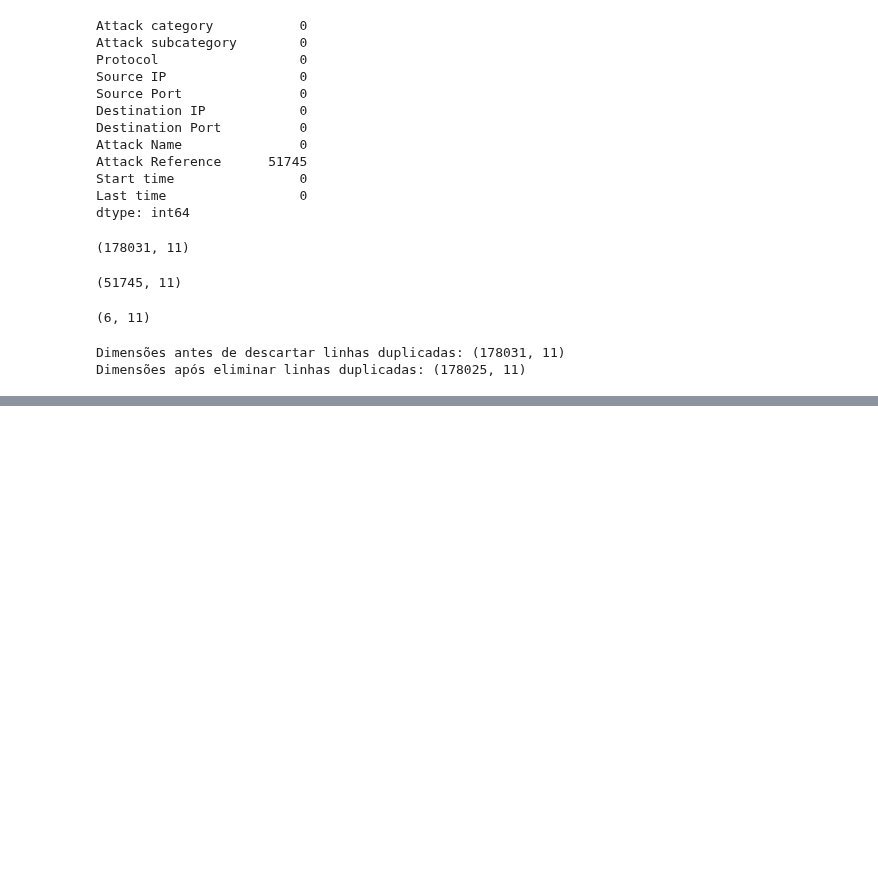
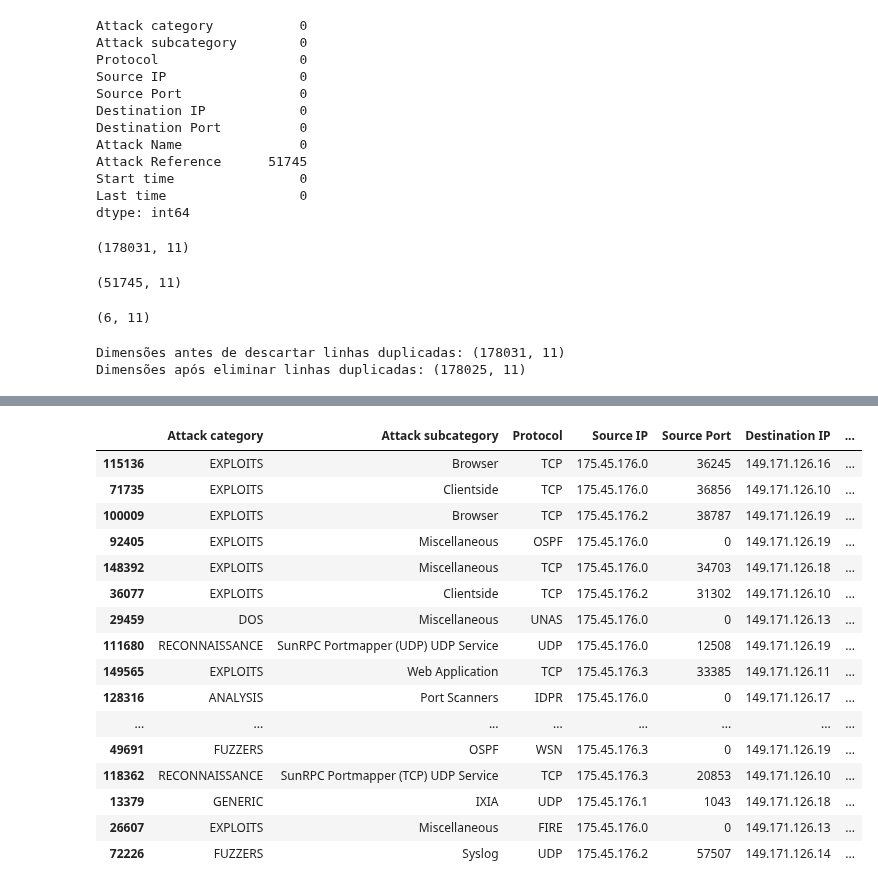
Before and after one commit to EddyGiusepe/Cyber_Security_1, a Jupyter notebook: CyberSecurity_Kaggle.ipynb, the cells around one changed output, grey strips where cells are left out. Cells and saved outputs as stored; diff of their text form; code cells hidden in the pictures; blank space fills up the shorter version.

```diff
--- a/CyberSecurity_Kaggle.ipynb
+++ b/CyberSecurity_Kaggle.ipynb
@@ -211,0 +299,24 @@ df[df.duplicated()]
+# %%
+df['Protocol'] = df['Protocol'].str.upper().str.strip()
+df['Attack category'] = df['Attack category'].str.upper().str.strip()
+df['Attack category'] = df['Attack category'].str.strip().replace('BACKDOORS','BACKDOOR')
+# %%
+df.sample(50)
+# %% [output]
+|  | Attack category | Attack subcategory | Protocol | Source IP | Source Port | Destination IP | ... |
+| 115136 | EXPLOITS | Browser | TCP | 175.45.176.0 | 36245 | 149.171.126.16 | ... |
+| 71735 | EXPLOITS | Clientside | TCP | 175.45.176.0 | 36856 | 149.171.126.10 | ... |
+| 100009 | EXPLOITS | Browser | TCP | 175.45.176.2 | 38787 | 149.171.126.19 | ... |
+| 92405 | EXPLOITS | Miscellaneous | OSPF | 175.45.176.0 | 0 | 149.171.126.19 | ... |
+| 148392 | EXPLOITS | Miscellaneous | TCP | 175.45.176.0 | 34703 | 149.171.126.18 | ... |
+| 36077 | EXPLOITS | Clientside | TCP | 175.45.176.2 | 31302 | 149.171.126.10 | ... |
+| 29459 | DOS | Miscellaneous | UNAS | 175.45.176.0 | 0 | 149.171.126.13 | ... |
+| 111680 | RECONNAISSANCE | SunRPC Portmapper (UDP) UDP Service | UDP | 175.45.176.0 | 12508 | 149.171.126.19 | ... |
+| 149565 | EXPLOITS | Web Application | TCP | 175.45.176.3 | 33385 | 149.171.126.11 | ... |
+| 128316 | ANALYSIS | Port Scanners | IDPR | 175.45.176.0 | 0 | 149.171.126.17 | ... |
+| ... | ... | ... | ... | ... | ... | ... | ... |
+| 49691 | FUZZERS | OSPF | WSN | 175.45.176.3 | 0 | 149.171.126.19 | ... |
+| 118362 | RECONNAISSANCE | SunRPC Portmapper (TCP) UDP Service | TCP | 175.45.176.3 | 20853 | 149.171.126.10 | ... |
+| 13379 | GENERIC | IXIA | UDP | 175.45.176.1 | 1043 | 149.171.126.18 | ... |
+| 26607 | EXPLOITS | Miscellaneous | FIRE | 175.45.176.0 | 0 | 149.171.126.13 | ... |
+| 72226 | FUZZERS | Syslog | UDP | 175.45.176.2 | 57507 | 149.171.126.14 | ... |
```
Also changed, not shown: parts of 9 cells of this notebook.
